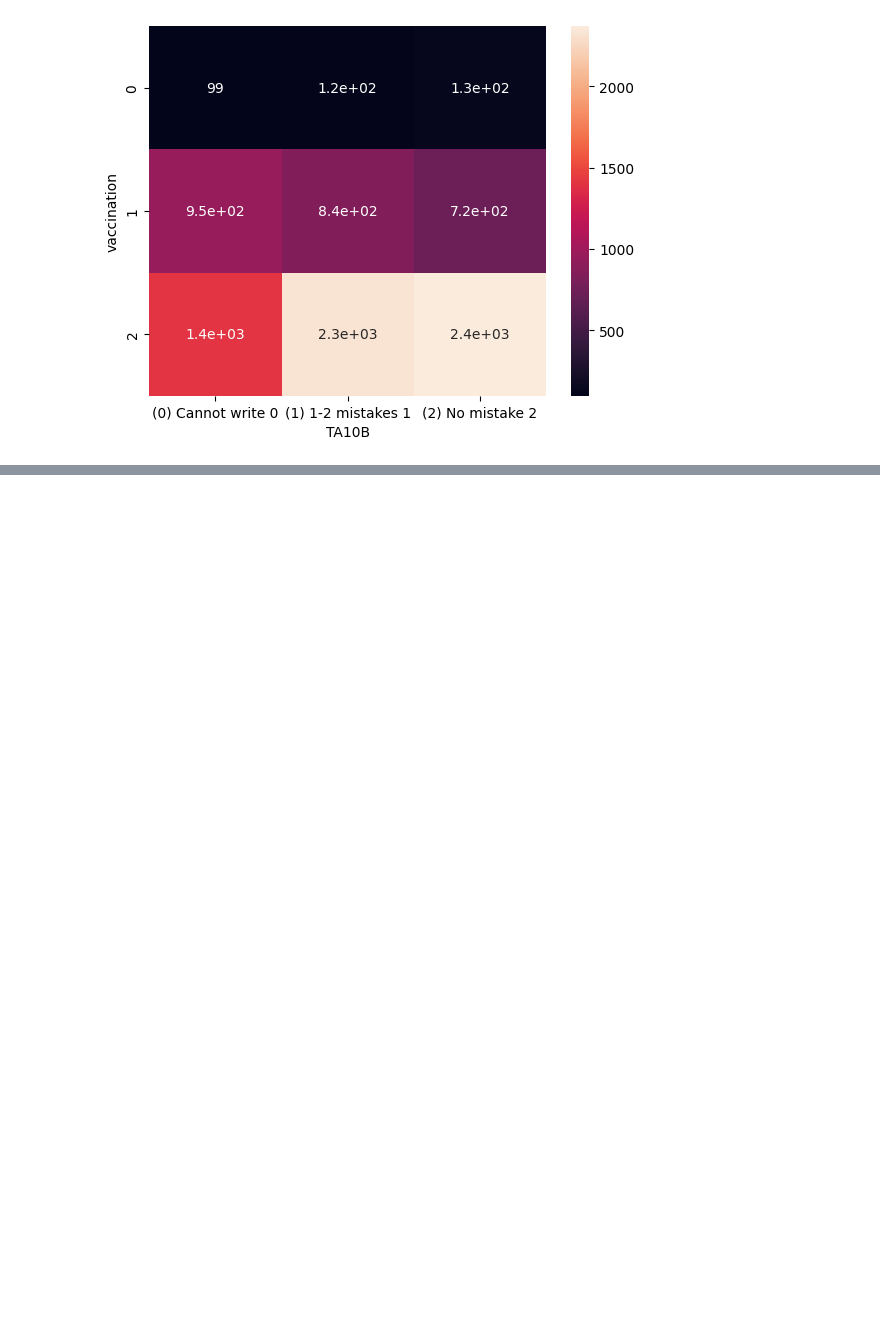
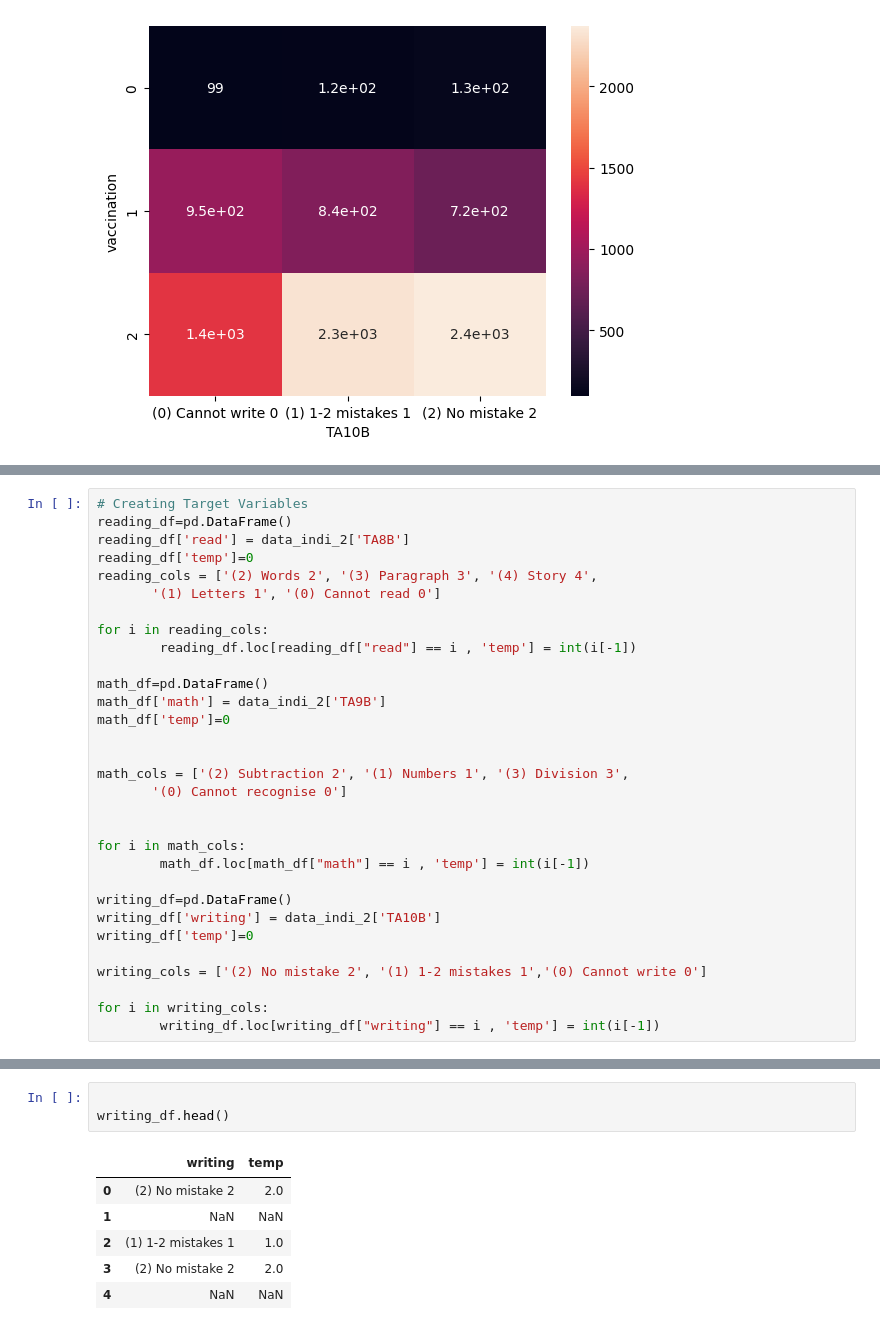
Before and after one commit to NamitBhutani/EconometricsAssignment, a Jupyter notebook: merge.ipynb, the cells around one changed output, grey strips where cells are left out. Drawn from its saved outputs; the diff is of its cells as text; blank space fills up the shorter version.

```diff
--- a/merge.ipynb
+++ b/merge.ipynb
@@ -374,0 +369,31 @@ p-value: 1.4925120622080248e-43
+# %%
+# Creating Target Variables
+reading_df=pd.DataFrame()
+reading_df['read'] = data_indi_2['TA8B']
+reading_df['temp']=0
+reading_cols = ['(2) Words 2', '(3) Paragraph 3', '(4) Story 4',
+       '(1) Letters 1', '(0) Cannot read 0']
+
+for i in reading_cols:
+        reading_df.loc[reading_df["read"] == i , 'temp'] = int(i[-1])
+
+math_df=pd.DataFrame()
+math_df['math'] = data_indi_2['TA9B']
+math_df['temp']=0
+
+
+math_cols = ['(2) Subtraction 2', '(1) Numbers 1', '(3) Division 3',
+       '(0) Cannot recognise 0']
+
+
+for i in math_cols:
+        math_df.loc[math_df["math"] == i , 'temp'] = int(i[-1])
+
+writing_df=pd.DataFrame()
+writing_df['writing'] = data_indi_2['TA10B']
+writing_df['temp']=0
+
+writing_cols = ['(2) No mistake 2', '(1) 1-2 mistakes 1','(0) Cannot write 0']
+
+for i in writing_cols:
+        writing_df.loc[writing_df["writing"] == i , 'temp'] = int(i[-1])
@@ -374,0 +502,10 @@ p-value: 1.4925120622080248e-43
+# %%
+
+writing_df.head()
+# %% [output]
+|  | writing | temp |
+| 0 | (2) No mistake 2 | 2.0 |
+| 1 | NaN | NaN |
+| 2 | (1) 1-2 mistakes 1 | 1.0 |
+| 3 | (2) No mistake 2 | 2.0 |
+| 4 | NaN | NaN |
```
Also changed, not shown: parts of 18 cells of this notebook.
